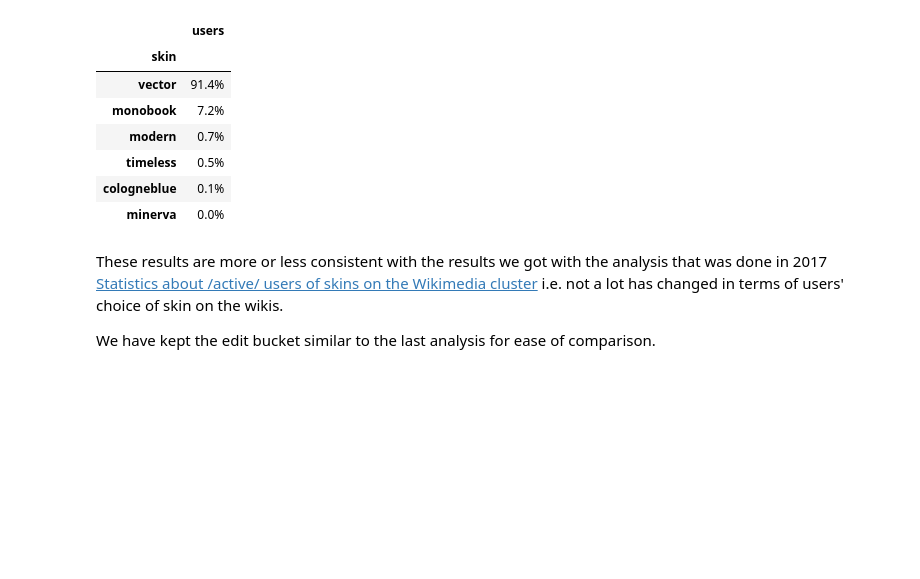
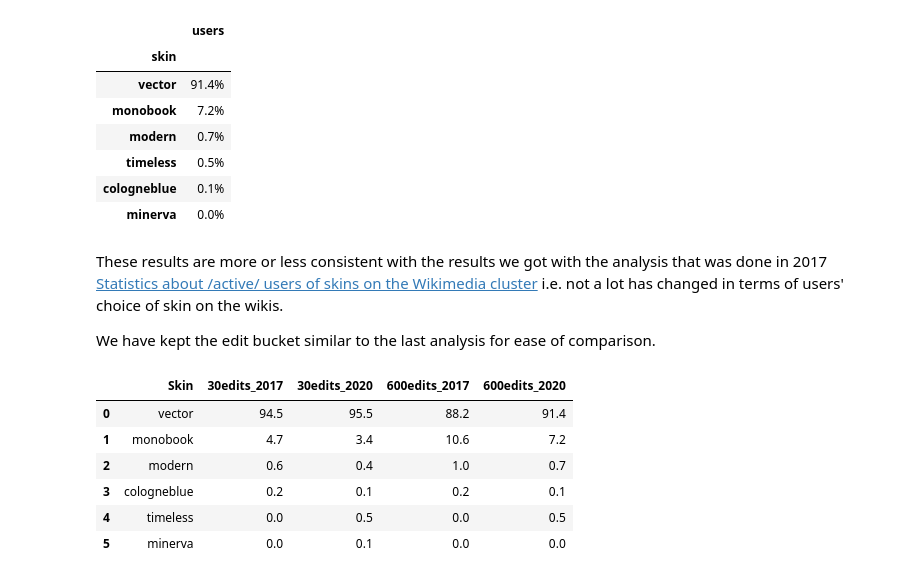
Before and after one commit to wikimedia-research/Active-Editor-Skin-Statistics, a Jupyter notebook: Re-run active editors skin statistics.ipynb, the cells around one changed output. Cells and saved outputs as stored; diff of their text form; code cells hidden in the pictures; blank space fills up the shorter version.

Commit message:
Added comparison with 2017 stats
Added comparison with 2017 stats
- Minor changes: clarified content edits

```diff
--- a/Re-run active editors skin statistics.ipynb
+++ b/Re-run active editors skin statistics.ipynb
@@ -489,0 +492,21 @@ We have kept the edit bucket similar to the last analysis for ease of comparison
+# %%
+Stats_data_2017 = {'Skin':['vector', 'monobook', 'modern', 'cologneblue','timeless','minerva'],
+              '30edits_2017':[94.5, 4.7, 0.6,0.2,0,0],
+              '30edits_2020':[95.5, 3.4, 0.4, 0.1, 0.5, 0.1],
+              '600edits_2017':[88.2, 10.6, 1.0,0.2,0,0],
+              '600edits_2020':[91.4, 7.2, 0.7, 0.1, 0.5, 0]
+
+
+             }
+# %%
+Stats_2017_2020=pd.DataFrame(Stats_data_2017)
+# %%
+Stats_2017_2020
+# %% [output]
+|  | Skin | 30edits_2017 | 30edits_2020 | 600edits_2017 | 600edits_2020 |
+| 0 | vector | 94.5 | 95.5 | 88.2 | 91.4 |
+| 1 | monobook | 4.7 | 3.4 | 10.6 | 7.2 |
+| 2 | modern | 0.6 | 0.4 | 1.0 | 0.7 |
+| 3 | cologneblue | 0.2 | 0.1 | 0.2 | 0.1 |
+| 4 | timeless | 0.0 | 0.5 | 0.0 | 0.5 |
+| 5 | minerva | 0.0 | 0.1 | 0.0 | 0.0 |
```
Also changed, not shown: parts of 6 cells of this notebook.
